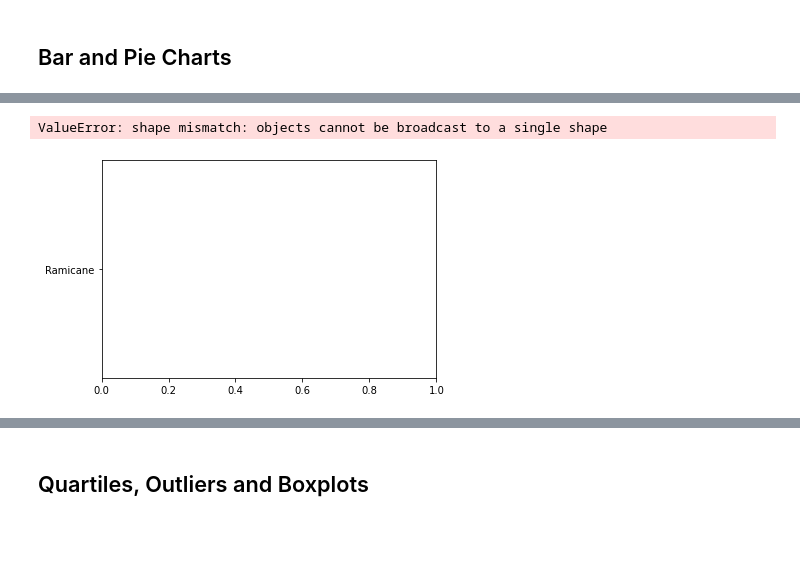
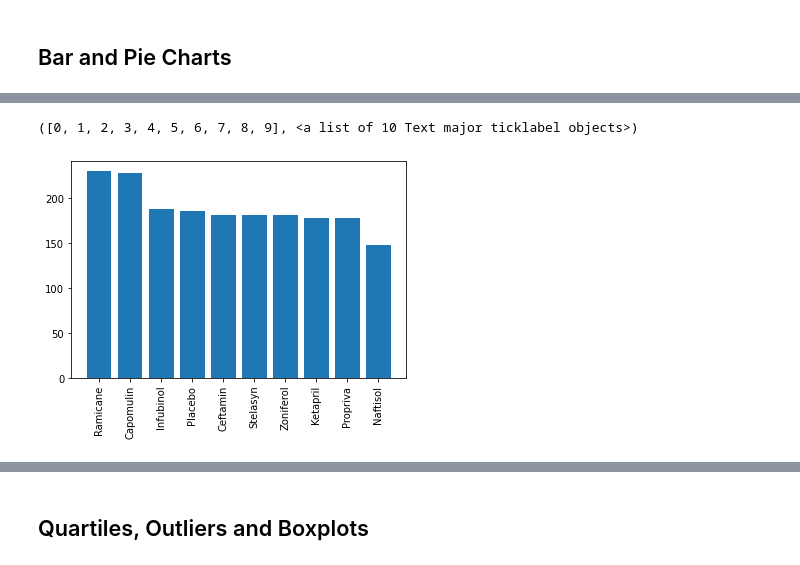
Before and after one commit to kieranmcaleer/matplotlib-challenge, a Jupyter notebook: Pymaceuticals/pymaceuticals_starter.ipynb, the cells around one changed output, grey strips where cells are left out. Cells and saved outputs as stored; diff of their text form; code cells hidden in the pictures; blank space fills up the shorter version.

```diff
--- a/Pymaceuticals/pymaceuticals_starter.ipynb
+++ b/Pymaceuticals/pymaceuticals_starter.ipynb
@@ -154,10 +145,12 @@ Name: Drug Regimen, dtype: int64
 # %%
 # Generate a bar plot showing the total number of measurements taken on each drug regimen using pyplot.
 #list of drug names
-drug_names= cleaned_dataframe["Drug Regi"]
-plt.bar(total_samples,)
+drug_names= cleaned_dataframe["Drug Regimen"].unique()
+drug_names
+plt.bar(drug_names, total_samples)
+plt.xticks(rotation=90)
 # %% [output]
-ValueError: shape mismatch: objects cannot be broadcast to a single shape
+([0, 1, 2, 3, 4, 5, 6, 7, 8, 9], <a list of 10 Text major ticklabel objects>)
-[figure, old version]
+[figure, new version]
 # %%
 # Generate a pie plot showing the distribution of female versus male mice using pandas
```
Also changed, not shown: parts of 5 cells of this notebook.
